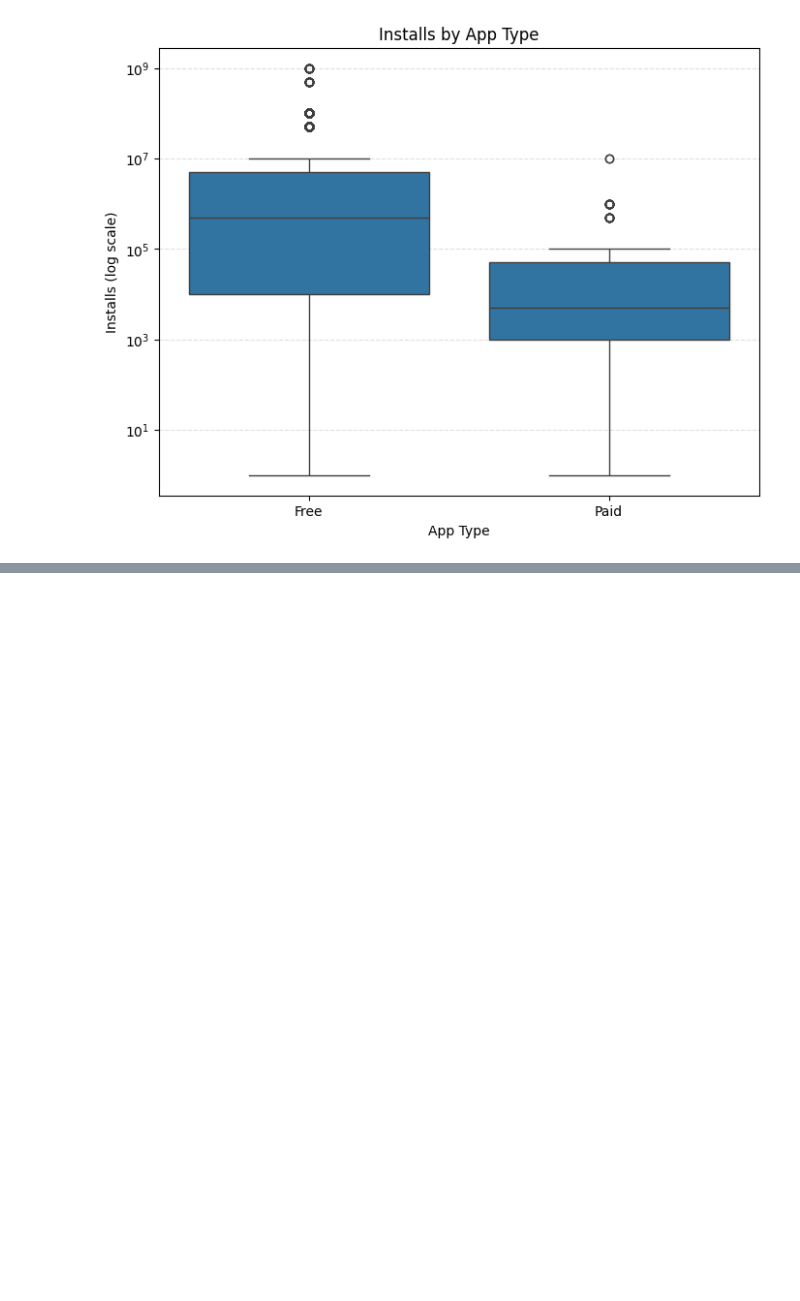
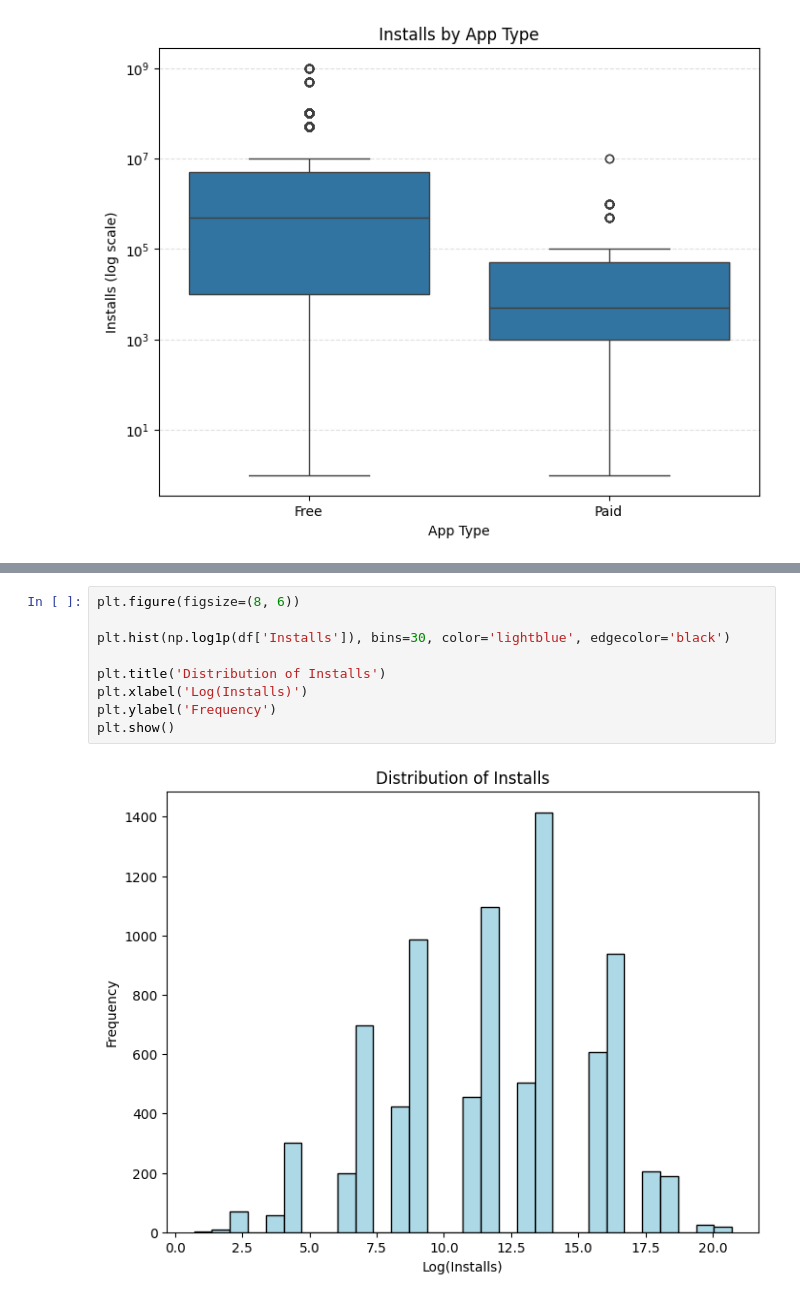
Before and after one commit to CodeRei067/data-science-2, a Jupyter notebook: Notebooks/edaVisual.ipynb, the cells around one changed output, grey strips where cells are left out. Saved outputs shown, nothing was run; the diff lists cells and outputs as text; blank space fills up the shorter version.

```diff
--- a/Notebooks/edaVisual.ipynb
+++ b/Notebooks/edaVisual.ipynb
@@ -348,0 +362,11 @@ plt.show()
+# %%
+plt.figure(figsize=(8, 6))
+
+plt.hist(np.log1p(df['Installs']), bins=30, color='lightblue', edgecolor='black')
+
+plt.title('Distribution of Installs')
+plt.xlabel('Log(Installs)')
+plt.ylabel('Frequency')
+plt.show()
+# %% [output]
+[figure, added]
```
Also changed, not shown: parts of 1 cell of this notebook, 1 other file.
